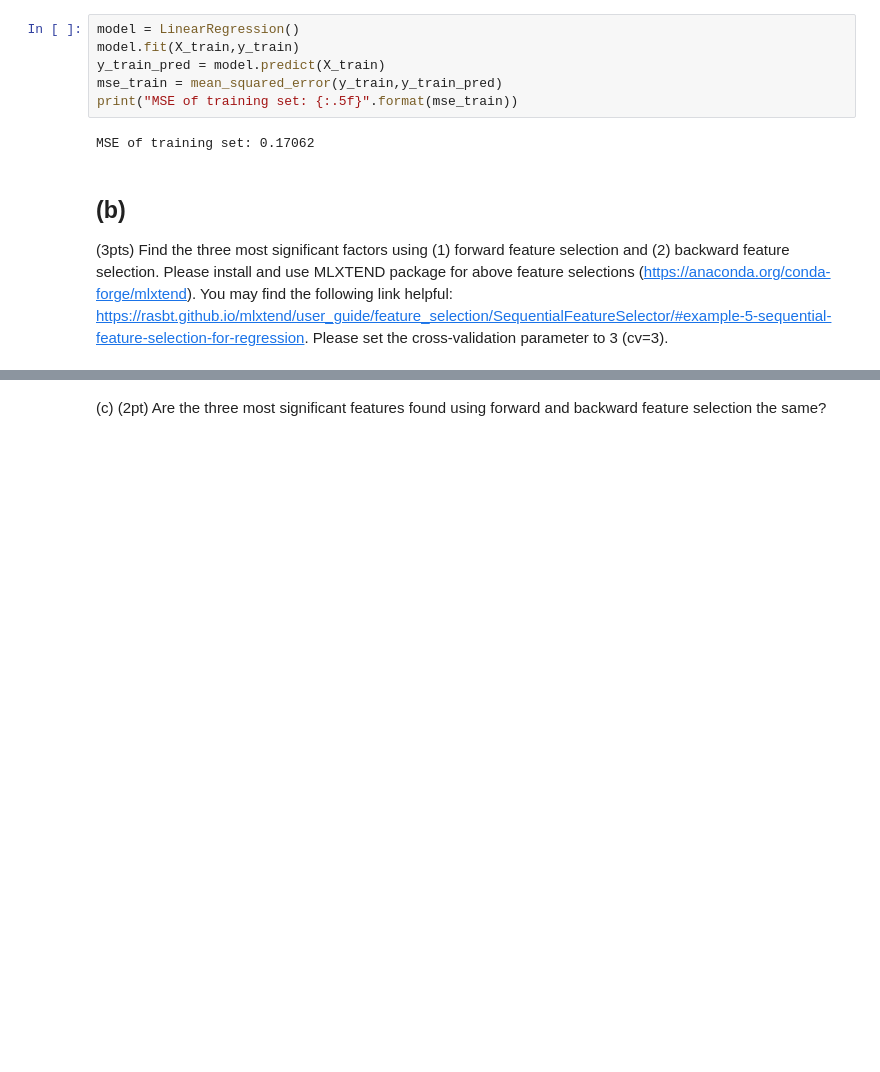
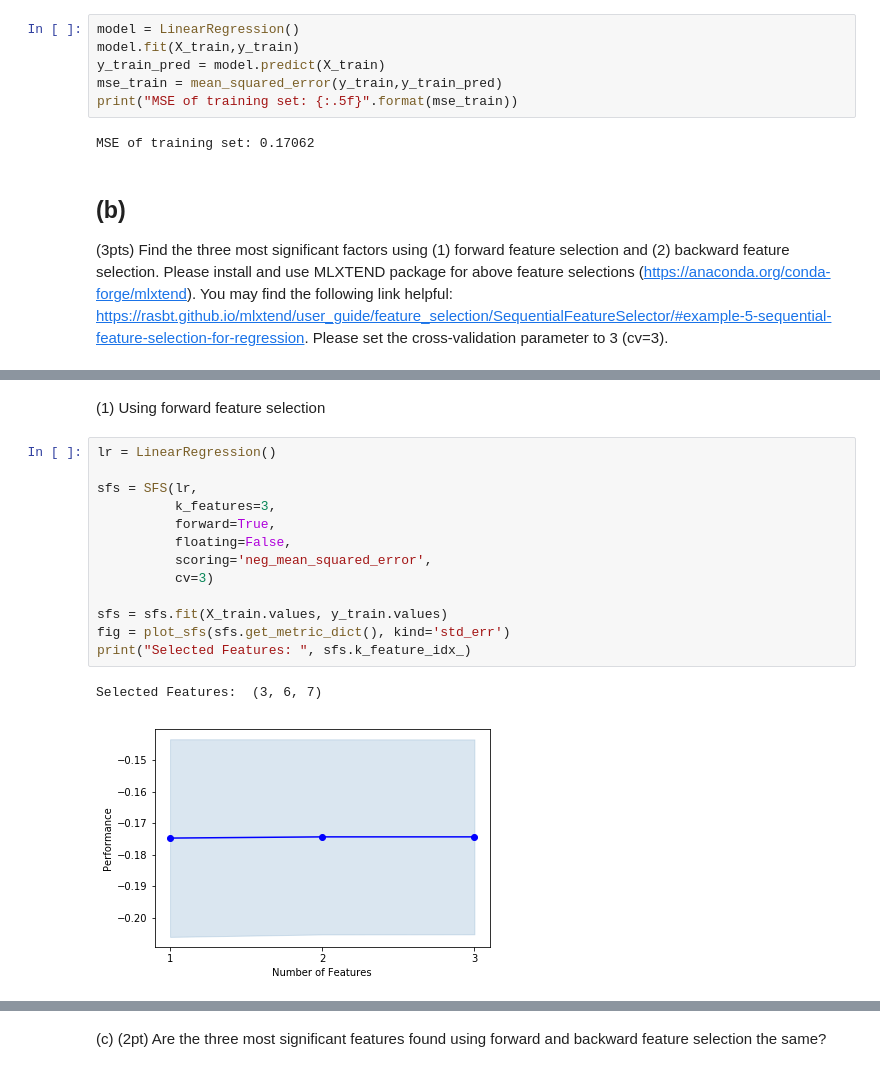
Before and after one commit to jsigee87/data_science_principles, a Jupyter notebook: hw_2/HW2.ipynb, the cells around one changed output, grey strips where cells are left out. Saved outputs shown, nothing was run; the diff lists cells and outputs as text; blank space fills up the shorter version.

```diff
--- a/hw_2/HW2.ipynb
+++ b/hw_2/HW2.ipynb
@@ -402,0 +402,18 @@ ImportError: No module named 'mlxtend'
+# %% [markdown]
+(1) Using forward feature selection
+# %%
+lr = LinearRegression()
+
+sfs = SFS(lr,
+          k_features=3,
+          forward=True,
+          floating=False,
+          scoring='neg_mean_squared_error',
+          cv=3)
+
+sfs = sfs.fit(X_train.values, y_train.values)
+fig = plot_sfs(sfs.get_metric_dict(), kind='std_err')
+print("Selected Features: ", sfs.k_feature_idx_)
+# %% [output]
+Selected Features:  (3, 6, 7)
+[figure, added]
```
Also changed, not shown: parts of 12 cells of this notebook.
